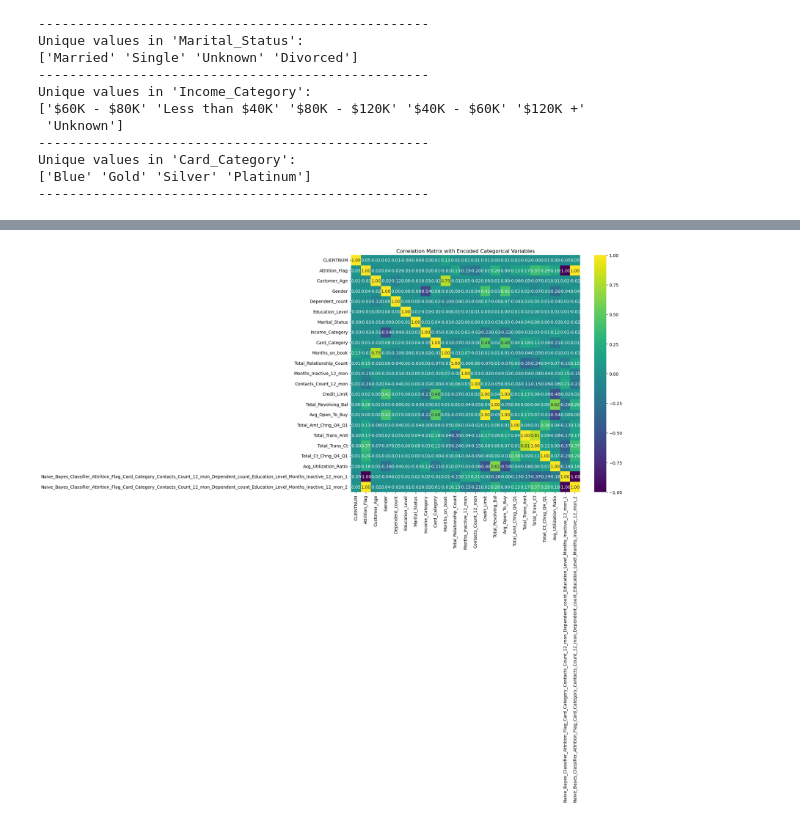
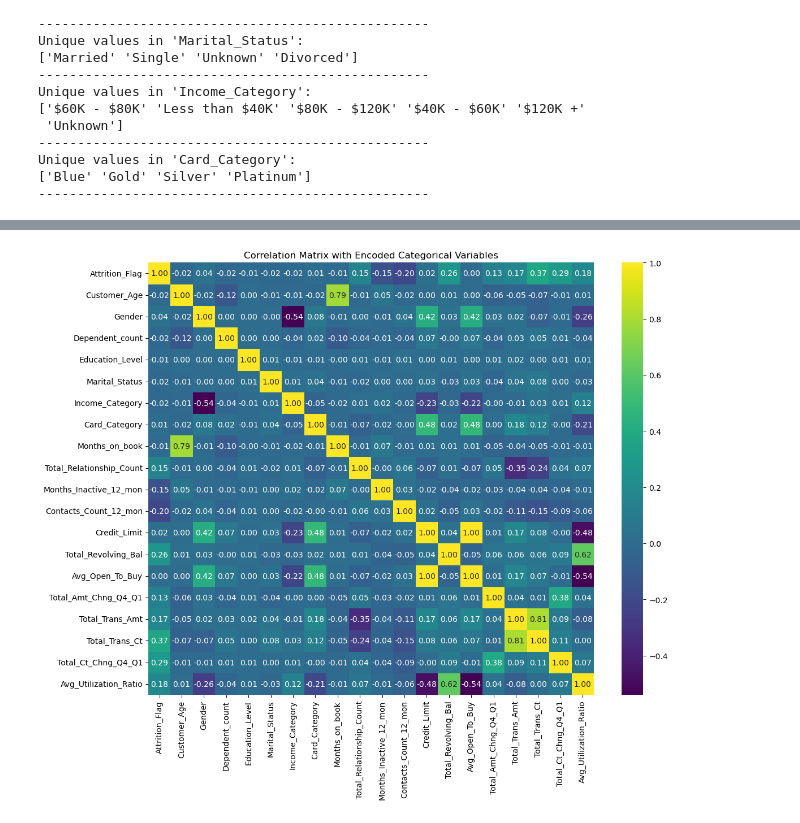
Before and after one commit to CobaltConcrete/DSAI-miniproject, a Jupyter notebook: BankChurn/actual.ipynb, the cells around one changed output, grey strips where cells are left out. Cells and saved outputs as stored; diff of their text form; code cells hidden in the pictures.

```diff
--- a/BankChurn/actual.ipynb
+++ b/BankChurn/actual.ipynb
@@ -9,6 +9,8 @@ df = pd.read_csv("BankChurners.csv")
 
 # Drop the 'CLIENTNUM' column
 df.drop(columns=['CLIENTNUM'], inplace=True)
+df.drop(columns=['Naive_Bayes_Classifier_Attrition_Flag_Card_Category_Contacts_Count_12_mon_Dependent_count_Education_Level_Months_Inactive_12_mon_1'], inplace=True)
+df.drop(columns=['Naive_Bayes_Classifier_Attrition_Flag_Card_Category_Contacts_Count_12_mon_Dependent_count_Education_Level_Months_Inactive_12_mon_2'], inplace=True)
 
 # Select numeric and categorical columns
 numeric_cols = df.select_dtypes(include=['int64', 'float64']).columns
@@ -54,7 +56,7 @@ for col in numeric_cols:
     IQR = Q3 - Q1
     lower_bound = Q1 - 1.5 * IQR
     upper_bound = Q3 + 1.5 * IQR
-    cleaned_df = cleaned_df[(cleaned_df[col] >= lower_bound) & (cleaned_df[col] <= upper_bound)]
+    IQR_cleaned_df = cleaned_df[(cleaned_df[col] >= lower_bound) & (cleaned_df[col] <= upper_bound)]
 
 # Step 4: Check final shape after removing outliers
 print("Cleaned dataset shape:", cleaned_df.shape)
@@ -179,38 +88,35 @@ import pandas as pd
 import seaborn as sns
 import matplotlib.pyplot as plt
 from sklearn.preprocessing import LabelEncoder
-
-# Load the cleaned dataset.
-df = pd.read_csv("BankChurners.csv")
 
 # List of categorical columns as provided.
 categorical_cols = [
     'Attrition_Flag',
     'Gender',
     'Education_Level',
     'Marital_Status',
     'Income_Category',
     'Card_Category'
 ]
 
 # Create a copy of the DataFrame for encoding.
-df_encoded = df.copy()
+df_encoded = cleaned_df.copy()
 
 # Apply label encoding to each categorical column.
 le = LabelEncoder()
 for col in categorical_cols:
     df_encoded[col] = le.fit_transform(df_encoded[col])
 
 # Compute the correlation matrix for the entire DataFrame.
 corr_matrix = df_encoded.corr()
 
 # Create a heatmap for the correlation matrix.
 plt.figure(figsize=(12, 10))
 sns.heatmap(corr_matrix, cmap='viridis', annot=True, fmt=".2f")
 plt.title('Correlation Matrix with Encoded Categorical Variables')
 plt.xticks(rotation=90)
 plt.yticks(rotation=0)
 plt.tight_layout()
 plt.show()
 # %% [output]
-[figure, old version]
+[figure, new version]
```
Also changed, not shown: parts of 6 cells of this notebook, 1 other file.
